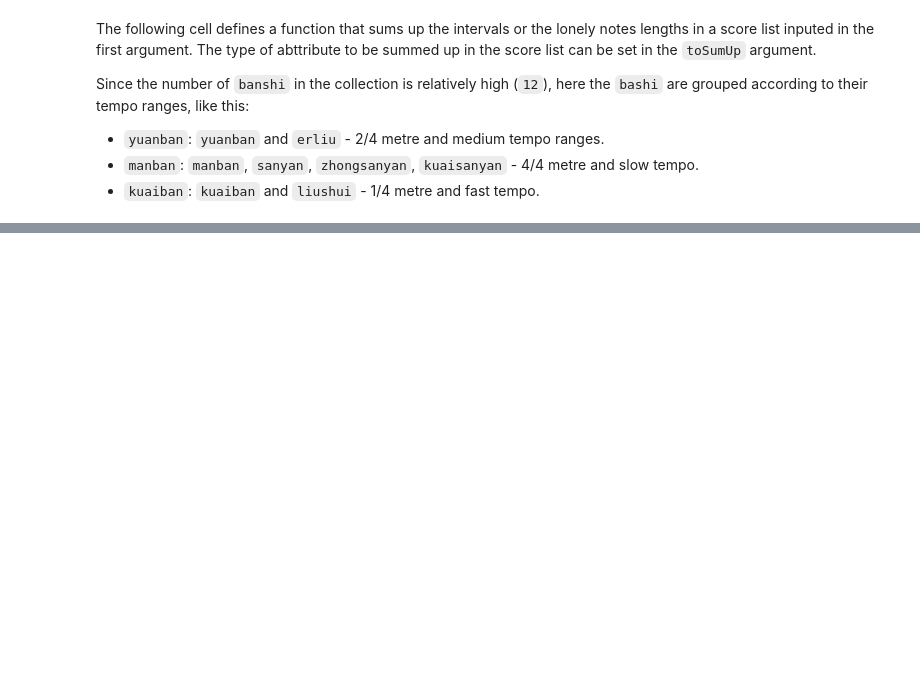
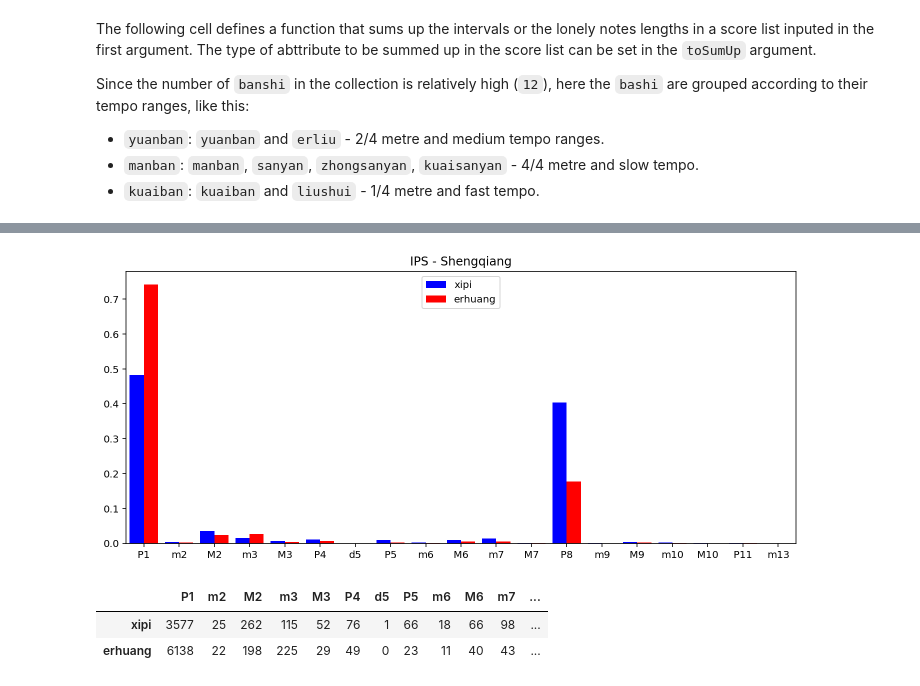
Before and after one commit to robertops18/jingju-intervals, a Jupyter notebook: Analysis of heterophonic pitch synchrony in jingju music.ipynb, the cells around one changed output, grey strips where cells are left out. Drawn from its saved outputs; the diff is of its cells as text; code cells hidden in the pictures; blank space fills up the shorter version.

```diff
--- a/Analysis of heterophonic pitch synchrony in jingju music.ipynb
+++ b/Analysis of heterophonic pitch synchrony in jingju music.ipynb
@@ -561,3 +571,8 @@ plot_shengqiang(ISS, 'ISS - Shengqiang')
 # %%
-# IPS: Shengqiang comparative
-plot_shengqiang(IPS, 'IPS - Shengqiang')
+# IPS: shengqiang comparative
+plot('IPS - Shengqiang', IPS.shengqiang, ['xipi', 'erhuang'])
+# %% [output]
+[figure, added]
+|  | P1 | m2 | M2 | m3 | M3 | P4 | d5 | P5 | m6 | M6 | m7 | ... |
+| xipi | 3577 | 25 | 262 | 115 | 52 | 76 | 1 | 66 | 18 | 66 | 98 | ... |
+| erhuang | 6138 | 22 | 198 | 225 | 29 | 49 | 0 | 23 | 11 | 40 | 43 | ... |
```
Also changed, not shown: parts of 25 cells of this notebook, 1 other file.
